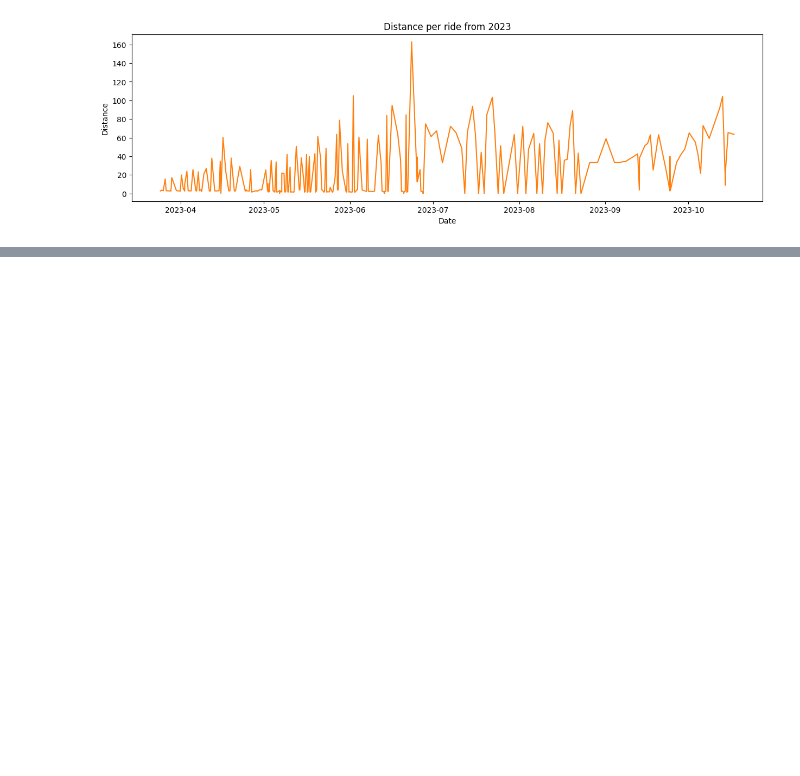
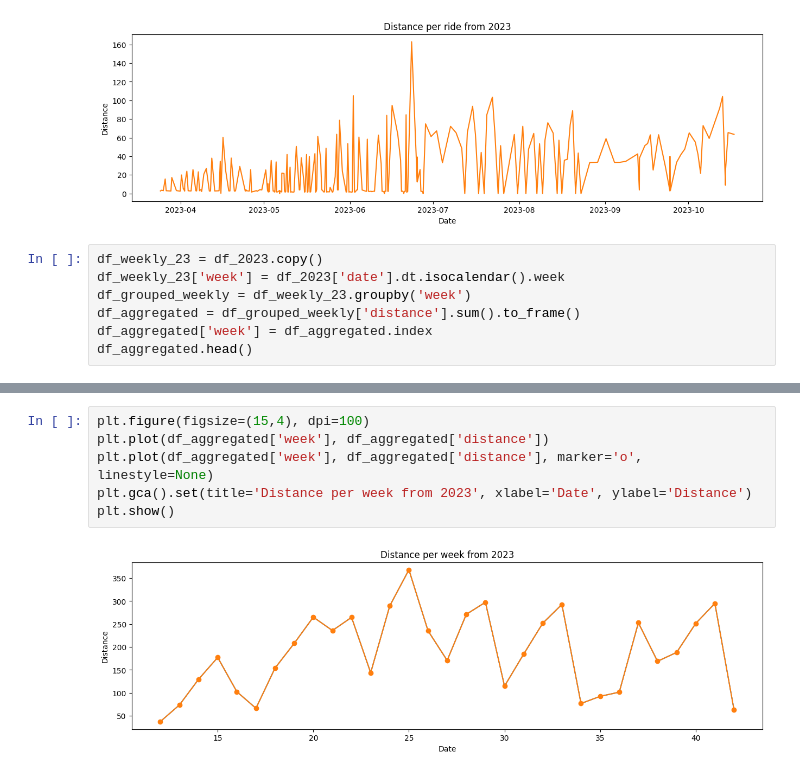
Before and after one commit to rhattark/CSE572, a Jupyter notebook: HW4/projectTimeSeriesAnalysis.ipynb, the cells around one changed output, grey strips where cells are left out. Cells and saved outputs as stored; diff of their text form; blank space fills up the shorter version.

Commit message:
till distance per week graph of 2023

```diff
--- a/HW4/projectTimeSeriesAnalysis.ipynb
+++ b/HW4/projectTimeSeriesAnalysis.ipynb
@@ -90,3 +102,10 @@ plt.gca().set(title='Distance per ride from 2023', xlabel='Date', ylabel='Distan
 plt.show()
 # %% [output]
 [figure]
+# %%
+df_weekly_23 = df_2023.copy()
+df_weekly_23['week'] = df_2023['date'].dt.isocalendar().week
+df_grouped_weekly = df_weekly_23.groupby('week')
+df_aggregated = df_grouped_weekly['distance'].sum().to_frame()
+df_aggregated['week'] = df_aggregated.index
+df_aggregated.head()
@@ -92,0 +120,8 @@ plt.show()
+# %%
+plt.figure(figsize=(15,4), dpi=100)
+plt.plot(df_aggregated['week'], df_aggregated['distance'])
+plt.plot(df_aggregated['week'], df_aggregated['distance'], marker='o', linestyle=None)
+plt.gca().set(title='Distance per week from 2023', xlabel='Date', ylabel='Distance')
+plt.show()
+# %% [output]
+[figure, added]
```
Also changed, not shown: parts of 2 cells of this notebook.
